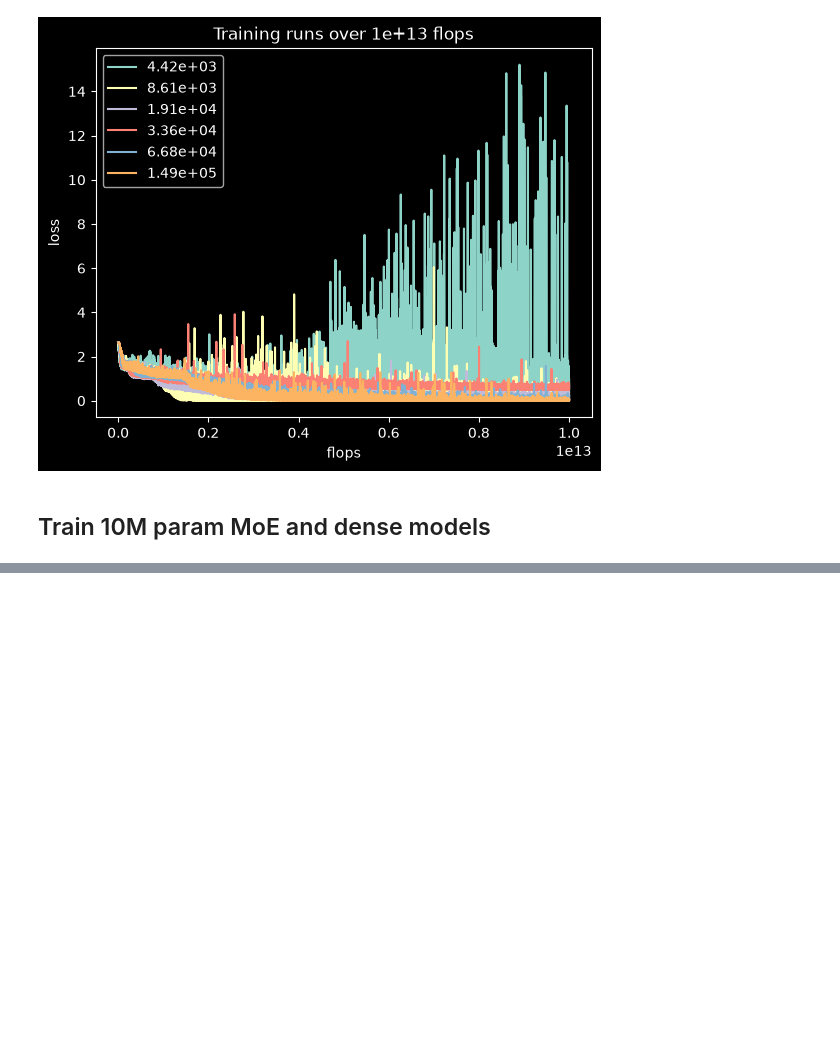
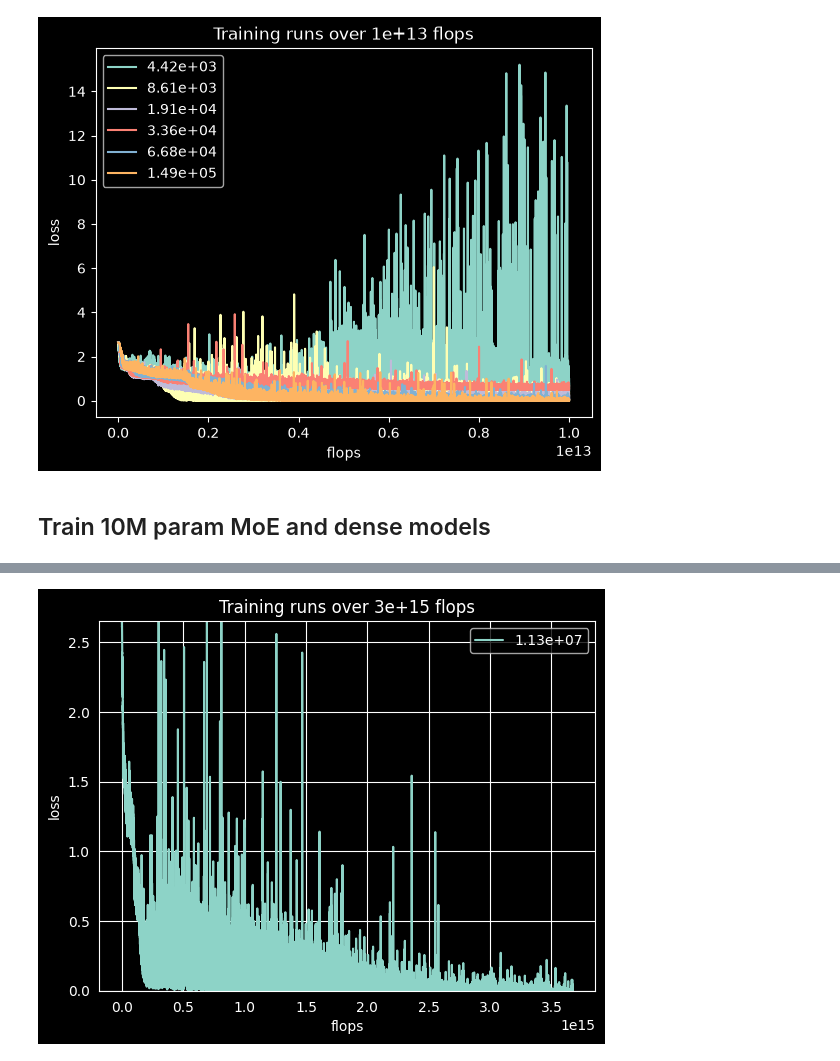
Before and after one commit to RahulBirCodes/blackboard, a Jupyter notebook: chinchilla-exercise/chinchilla_exercise.ipynb, the cells around one changed output, grey strips where cells are left out. Cells and saved outputs as stored; diff of their text form; code cells hidden in the pictures; blank space fills up the shorter version.

```diff
--- a/chinchilla-exercise/chinchilla_exercise.ipynb
+++ b/chinchilla-exercise/chinchilla_exercise.ipynb
@@ -1637,3 +1530,5 @@ plot_losses([DENSE_10M_MODEL_CONFIG], [TRAINING_CONFIG_10M], dense_losses, f_nam
 # %%
-moe_losses, ce_losses, aux_losses = train_model(MOE_10M_MODEL_CONFIG, TRAINING_CONFIG_10M)
-plot_losses([MOE_10M_MODEL_CONFIG], [TRAINING_CONFIG_10M], moe_losses, f_name='10M_moe')
+moe_losses, ce_losses, aux_losses = train_model(MOE_10M_MODEL_CONFIG, TRAINING_CONFIG_10M_MOE)
+plot_losses([MOE_10M_MODEL_CONFIG], [TRAINING_CONFIG_10M_MOE], [ce_losses], f_name='10M_moe')
+# %% [output]
+[figure, added]
```
Also changed, not shown: parts of 10 cells of this notebook.
